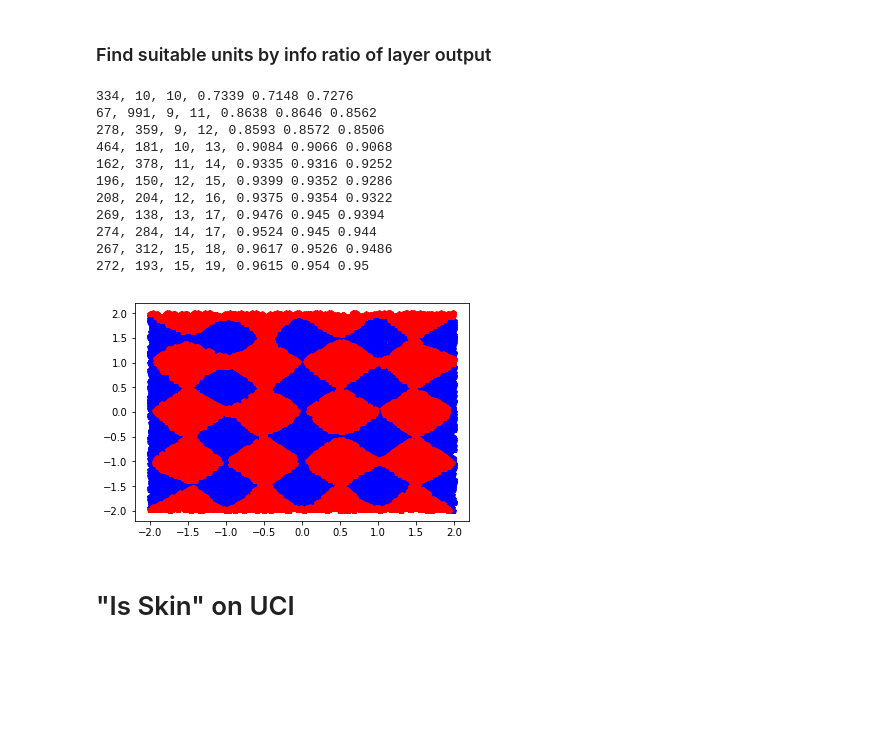
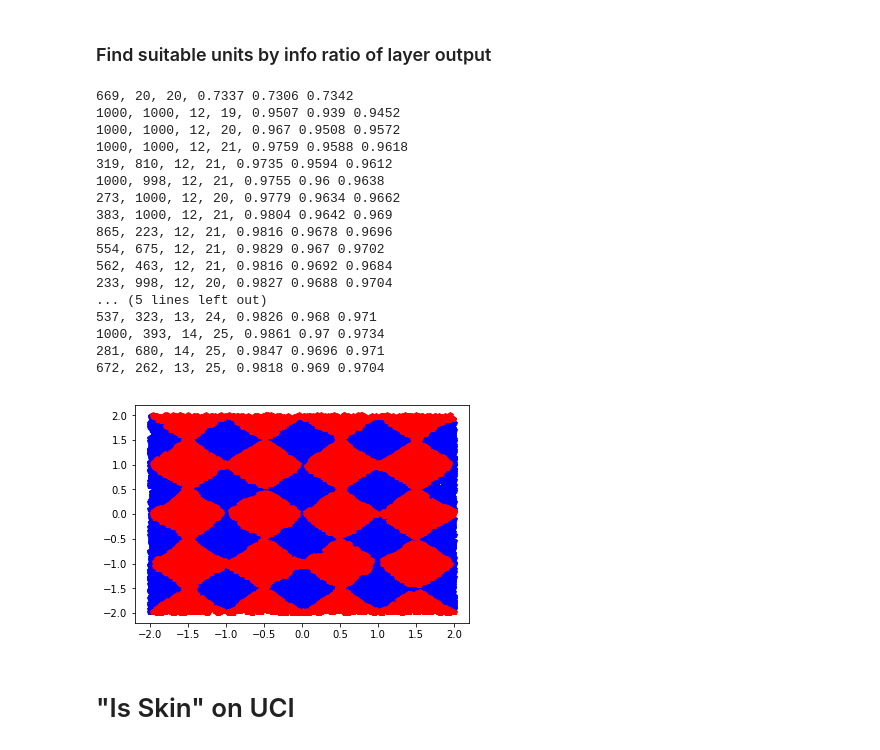
Before and after one commit to Dogiko/Machine-Learning, a Jupyter notebook: Dogiko-Learn.ipynb, the cells around one changed output. Cells and saved outputs as stored; diff of their text form; code cells hidden in the pictures; blank space fills up the shorter version.

```diff
--- a/Dogiko-Learn.ipynb
+++ b/Dogiko-Learn.ipynb
@@ -1410,31 +1552,31 @@ NN.SetTrainData(X[:10000], Y[:10000])
 NN.SetValidData(X[10000:15000], Y[10000:15000])
 NN.SetTestData(X[15000:], Y[15000:])
 NN.SetLossFunction("cross entropy")
-NN.SetRegularizer(0.0001, 0.)
-NN.AddHiddenLayer(10, Hypertan())
-NN.AddHiddenLayer(10, Hypertan())
+NN.SetRegularizer(0.0001, 1.)
+NN.AddHiddenLayer(20, Hypertan())
+NN.AddHiddenLayer(20, Hypertan())
 NN.SetOutputFunction(Softmax())
-NN.SetTerminator(10,30, -0.01)
+NN.SetTerminator(10,30, -0.)
 
 NN.Build()
 
-print(NN.Train(times=2000, method="Rprop", is_termination=True), end = ", ")
+print(NN.Train(times=1000, batch_size=5000, method="Rprop", is_termination=True), end = ", ")
 for l in range(NN.GetNumHiddenLayers()):
     print(NN.hiddenLayerList[l].num_unit, end = ", ")
 
 print(NN.GetTrainAccuracy(), NN.GetValidAccuracy(), NN.GetTestAccuracy())
 
-for t in range(10):
+for t in range(20):
     for l in range(NN.GetNumHiddenLayers()):
-        NN.AddUnit(layer_index=l, num_added=1, output_linear_bound=0.01)
+        NN.AddUnit(layer_index=l, num_added=2, output_linear_bound=0.01)
 
     NN.ResetCwiseStep(0.001)
-    print(NN.Train(times=2000, method="Rprop", is_termination=True), end = ", ")
+    print(NN.Train(times=1000, batch_size=10000, method="Rprop", is_termination=True), end = ", ")
     for l in range(NN.GetNumHiddenLayers()):
-        NN.UnitsRefined(layer_index=l, method="remain", threshold=10, enhance_alert=False)
+        NN.UnitsRefined(layer_index=l, method="remove", threshold=2)
 
     NN.ResetCwiseStep(0.001)
-    print(NN.Train(times=2000, method="Rprop", is_termination=True), end = ", ")
+    print(NN.Train(times=1000, batch_size=10000, method="Rprop", is_termination=True), end = ", ")
     for l in range(NN.GetNumHiddenLayers()):
         print(NN.hiddenLayerList[l].num_unit, end = ", ")
 
@@ -1464,58 +1612,60 @@ NN = DogikoNeuralNetwork()
 NN.SetTrainData(X[:10000], Y[:10000])
 NN.SetValidData(X[10000:15000], Y[10000:15000])
 NN.SetTestData(X[15000:], Y[15000:])
 NN.SetLossFunction("cross entropy")
-NN.SetRegularizer(0.0001, 0.)
-NN.AddHiddenLayer(10, Hypertan())
-NN.AddHiddenLayer(10, Hypertan())
+NN.SetRegularizer(0.0001, 1.)
+NN.AddHiddenLayer(20, Hypertan())
+NN.AddHiddenLayer(20, Hypertan())
 NN.SetOutputFunction(Softmax())
-NN.SetTerminator(10,30, -0.01)
+NN.SetTerminator(10,30, -0.)
 
 NN.Build()
 
-print(NN.Train(times=2000, method="Rprop", is_termination=True), end = ", ")
+print(NN.Train(times=1000, batch_size=5000, method="Rprop", is_termination=True), end = ", ")
 for l in range(NN.GetNumHiddenLayers()):
     print(NN.hiddenLayerList[l].num_unit, end = ", ")
 
 print(NN.GetTrainAccuracy(), NN.GetValidAccuracy(), NN.GetTestAccuracy())
 
-for t in range(10):
+for t in range(20):
     for l in range(NN.GetNumHiddenLayers()):
         NN.AddUnit(layer_index=l, num_added=1, output_linear_bound=0.01)
 
     NN.ResetCwiseStep(0.001)
-    print(NN.Train(times=2000, method="Rprop", is_termination=True), end = ", ")
+    print(NN.Train(times=1000, batch_size=10000, method="Rprop", is_termination=True), end = ", ")
     for l in range(NN.GetNumHiddenLayers()):
-        NN.UnitsRefined(layer_index=l,
-                        method="info ratio",
-                        threshold=0.01/NN.hiddenLayerList[l].num_unit,
-                        enhance_alert=False
-                       )
+        NN.UnitsRefined(layer_index=l, method="info ratio", threshold=0.001)
 
     NN.ResetCwiseStep(0.001)
-    print(NN.Train(times=2000, method="Rprop", is_termination=True), end = ", ")
+    print(NN.Train(times=1000, batch_size=10000, method="Rprop", is_termination=True), end = ", ")
     for l in range(NN.GetNumHiddenLayers()):
         print(NN.hiddenLayerList[l].num_unit, end = ", ")
 
     print(NN.GetTrainAccuracy(), NN.GetValidAccuracy(), NN.GetTestAccuracy())
 
 I = NN.GetInference(X)[:, 0]
 plt.plot(X[:, 0][I>0.5], X[:, 1][I>0.5], "bp")
 plt.plot(X[:, 0][I<0.5], X[:, 1][I<0.5], "rp")
 plt.show()
 # %% [output]
-334, 10, 10, 0.7339 0.7148 0.7276
-67, 991, 9, 11, 0.8638 0.8646 0.8562
-278, 359, 9, 12, 0.8593 0.8572 0.8506
-464, 181, 10, 13, 0.9084 0.9066 0.9068
-162, 378, 11, 14, 0.9335 0.9316 0.9252
-196, 150, 12, 15, 0.9399 0.9352 0.9286
-208, 204, 12, 16, 0.9375 0.9354 0.9322
-269, 138, 13, 17, 0.9476 0.945 0.9394
-274, 284, 14, 17, 0.9524 0.945 0.944
-267, 312, 15, 18, 0.9617 0.9526 0.9486
-272, 193, 15, 19, 0.9615 0.954 0.95
+669, 20, 20, 0.7337 0.7306 0.7342
+1000, 1000, 12, 19, 0.9507 0.939 0.9452
+1000, 1000, 12, 20, 0.967 0.9508 0.9572
+1000, 1000, 12, 21, 0.9759 0.9588 0.9618
+319, 810, 12, 21, 0.9735 0.9594 0.9612
+1000, 998, 12, 21, 0.9755 0.96 0.9638
+273, 1000, 12, 20, 0.9779 0.9634 0.9662
+383, 1000, 12, 21, 0.9804 0.9642 0.969
+865, 223, 12, 21, 0.9816 0.9678 0.9696
+554, 675, 12, 21, 0.9829 0.967 0.9702
+562, 463, 12, 21, 0.9816 0.9692 0.9684
+233, 998, 12, 20, 0.9827 0.9688 0.9704
+... (5 lines left out)
+537, 323, 13, 24, 0.9826 0.968 0.971
+1000, 393, 14, 25, 0.9861 0.97 0.9734
+281, 680, 14, 25, 0.9847 0.9696 0.971
+672, 262, 13, 25, 0.9818 0.969 0.9704
-[figure, old version]
+[figure, new version]
 # %% [markdown]
 # "Is Skin" on UCI
 # %%
```
Also changed, not shown: parts of 31 cells of this notebook.
